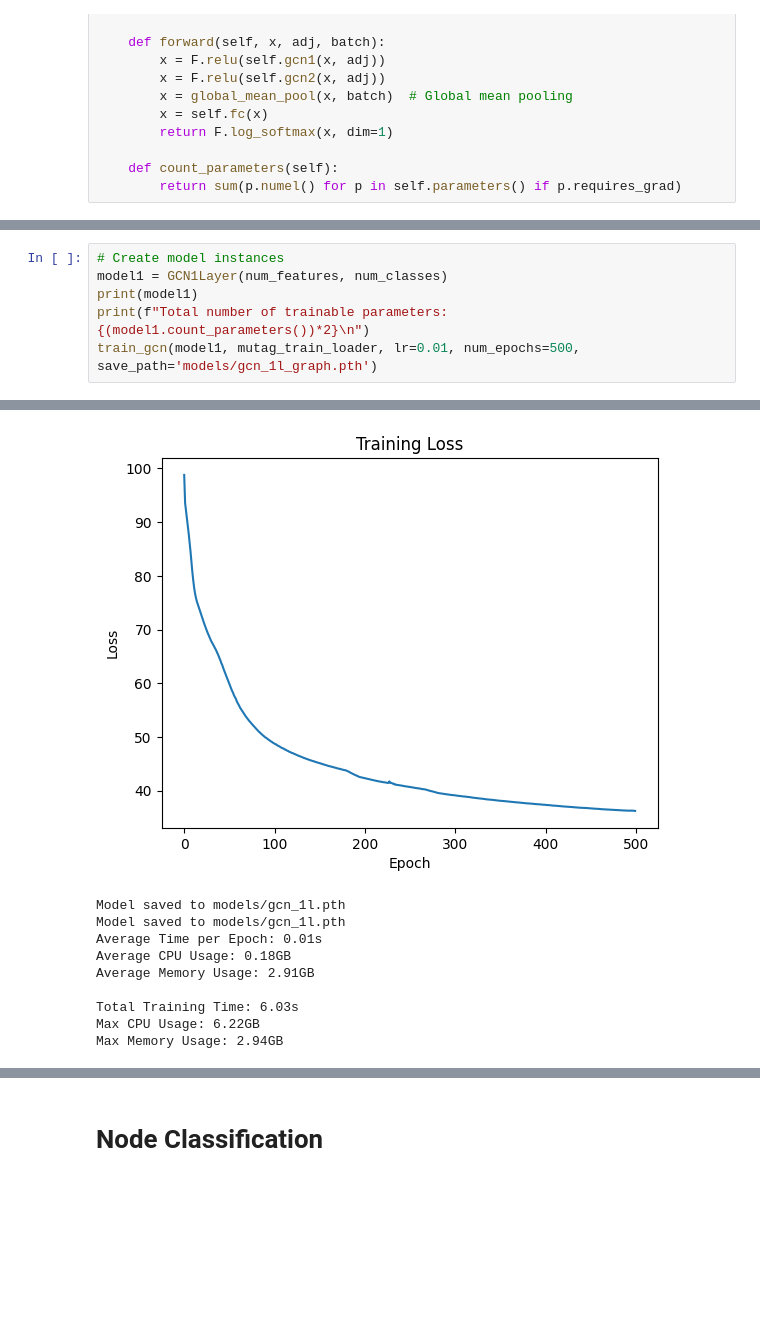
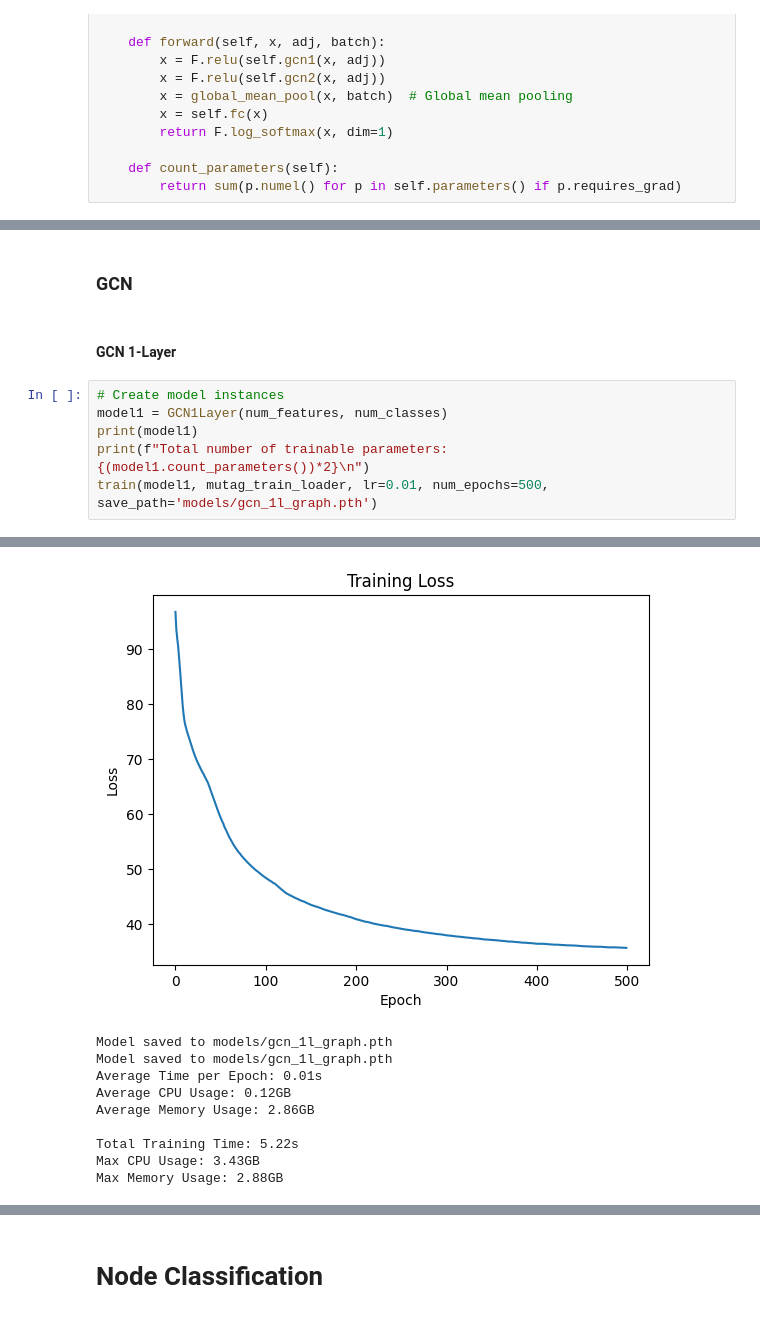
Before and after one commit to GitaAyu06/reservoir-gnn, a Jupyter notebook: reservoir-gnn.ipynb, the cells around one changed output, grey strips where cells are left out. Cells and saved outputs as stored; diff of their text form; blank space fills up the shorter version.

```diff
--- a/reservoir-gnn.ipynb
+++ b/reservoir-gnn.ipynb
@@ -214,9 +319,13 @@ def train_gcn(model, loader, lr=0.001, num_epochs=100, save_path='models/gcn_x.p
+# %% [markdown]
+### GCN
+# %% [markdown]
+#### GCN 1-Layer
 # %%
 # Create model instances
 model1 = GCN1Layer(num_features, num_classes)
 print(model1)
 print(f"Total number of trainable parameters: {(model1.count_parameters())*2}\n")
-train_gcn(model1, mutag_train_loader, lr=0.01, num_epochs=500, save_path='models/gcn_1l_graph.pth')
+train(model1, mutag_train_loader, lr=0.01, num_epochs=500, save_path='models/gcn_1l_graph.pth')
 # %% [output]
 GCN1Layer(
   (gcn1): GCN (7 -> 64)
@@ -238,10 +347,10 @@ Time: 0.01s, CPU: 0.00GB, Memory: 2.90GB
-[figure, old version]
+[figure, new version]
-Model saved to models/gcn_1l.pth
-Model saved to models/gcn_1l.pth
+Model saved to models/gcn_1l_graph.pth
+Model saved to models/gcn_1l_graph.pth
 Average Time per Epoch: 0.01s
-Average CPU Usage: 0.18GB
-Average Memory Usage: 2.91GB
+Average CPU Usage: 0.12GB
+Average Memory Usage: 2.86GB
 
-Total Training Time: 6.03s
-Max CPU Usage: 6.22GB
-Max Memory Usage: 2.94GB
+Total Training Time: 5.22s
+Max CPU Usage: 3.43GB
+Max Memory Usage: 2.88GB
```
Also changed, not shown: parts of 22 cells of this notebook, 6 other files.
